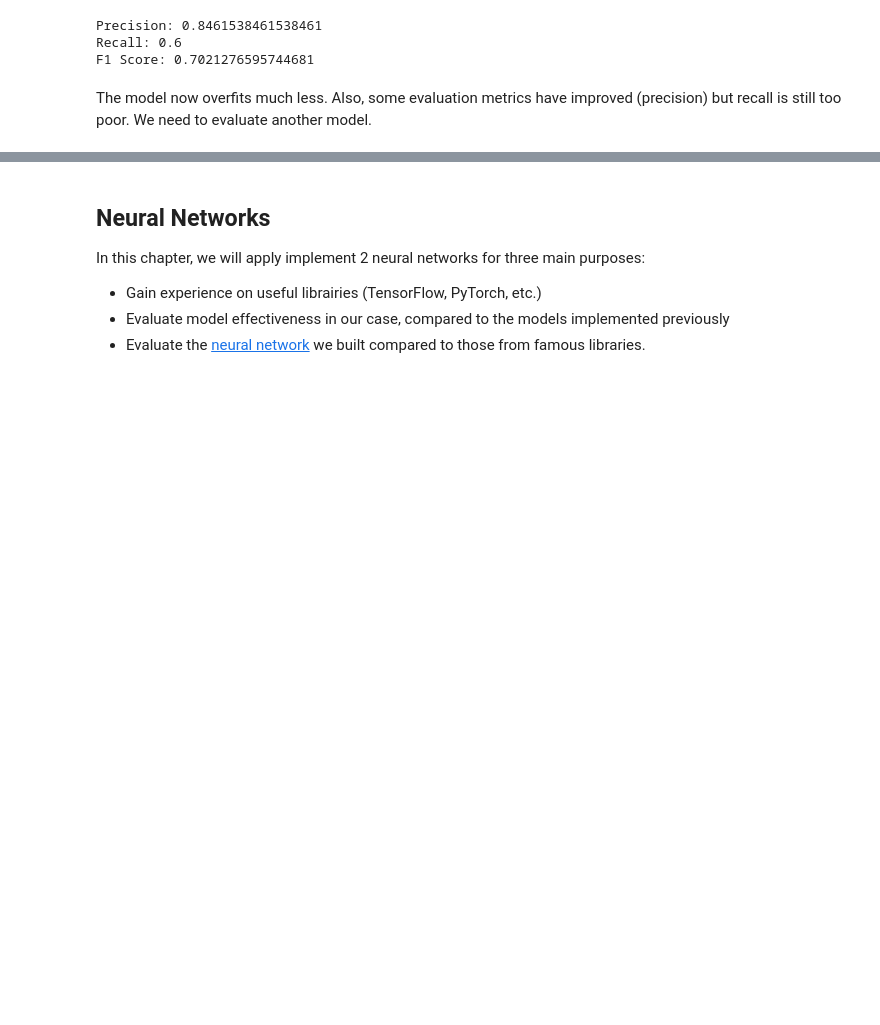
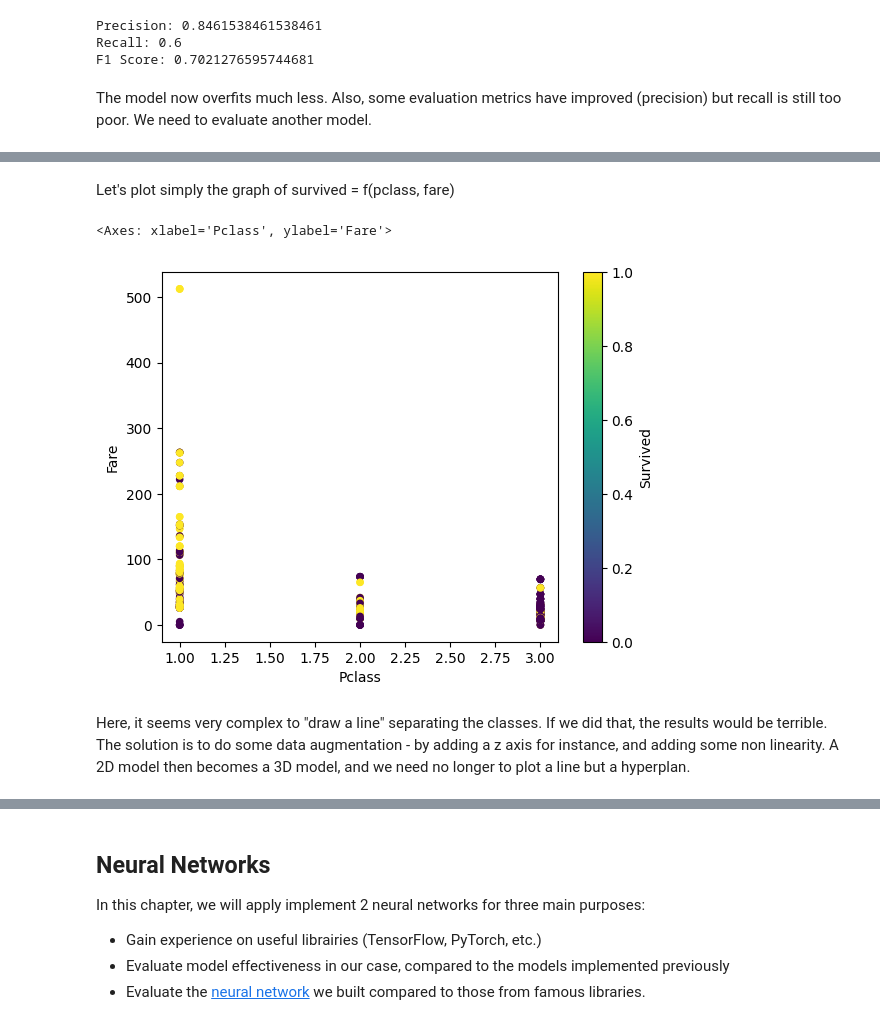
Before and after one commit to Gdeterline/Titanic_Survival_Prediction, a Jupyter notebook: main.ipynb, the cells around one changed output, grey strips where cells are left out. Saved outputs shown, nothing was run; the diff lists cells and outputs as text; code cells hidden in the pictures; blank space fills up the shorter version.

```diff
--- a/main.ipynb
+++ b/main.ipynb
@@ -890,0 +909,4 @@ The model now overfits much less. Also, some evaluation metrics have improved (p
+# %%
+data_svm = data[['Pclass', 'Fare', 'Survived']].copy()
+
+data_svm.head()
@@ -890,0 +920,9 @@ The model now overfits much less. Also, some evaluation metrics have improved (p
+# %% [markdown]
+Let's plot simply the graph of survived = f(pclass, fare)
+# %%
+data_svm.plot.scatter(x='Pclass', y='Fare', c='Survived', colormap='viridis')
+# %% [output]
+<Axes: xlabel='Pclass', ylabel='Fare'>
+[figure, added]
+# %% [markdown]
+Here, it seems very complex to "draw a line" separating the classes. If we did that, the results would be terrible. The solution is to do some data augmentation - by adding a z axis for instance, and adding some non linearity. A 2D model then becomes a 3D model, and we need no longer to plot a line but a hyperplan.
```
Also changed, not shown: parts of 20 cells of this notebook, 1 other file.
